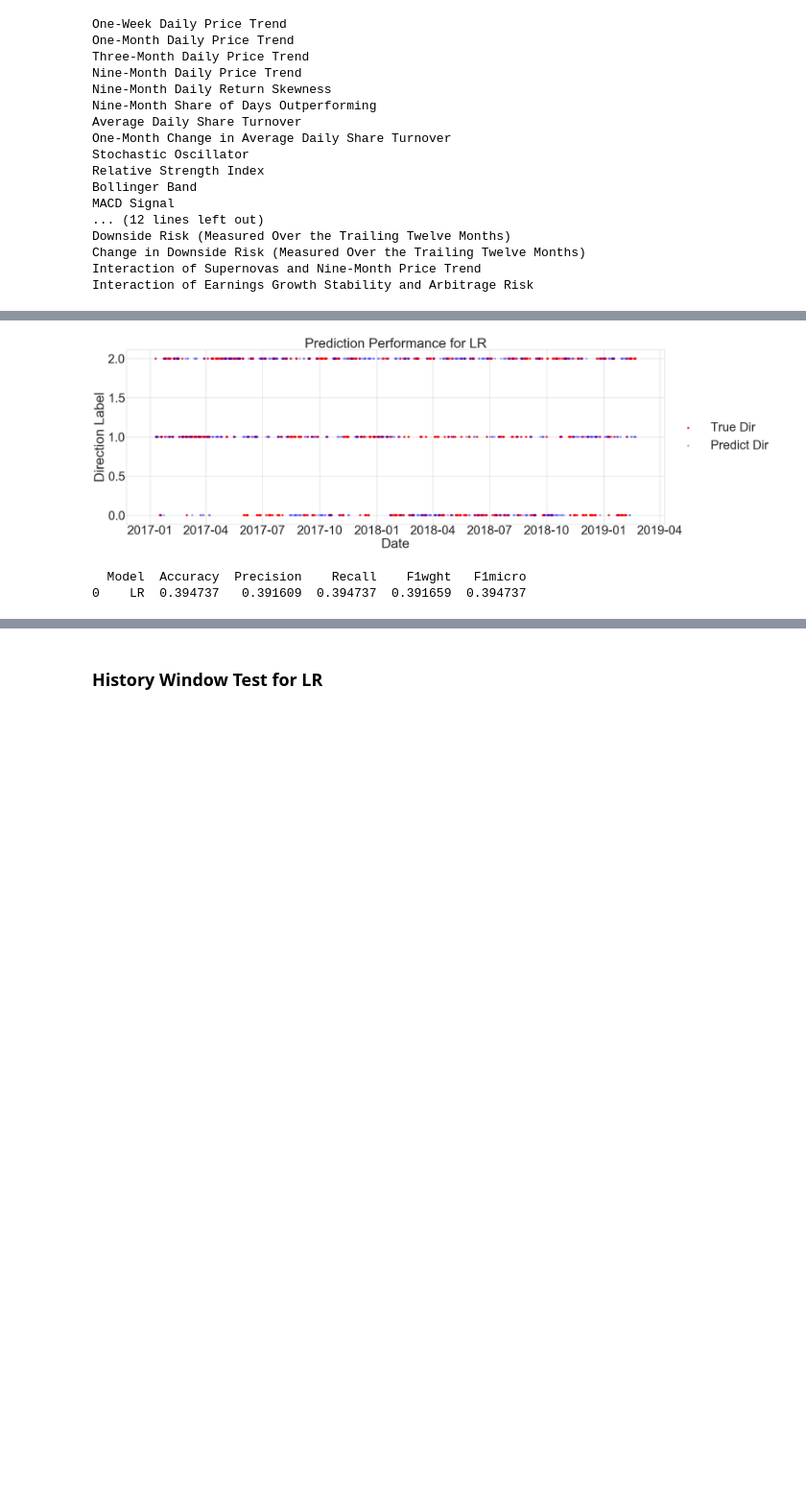
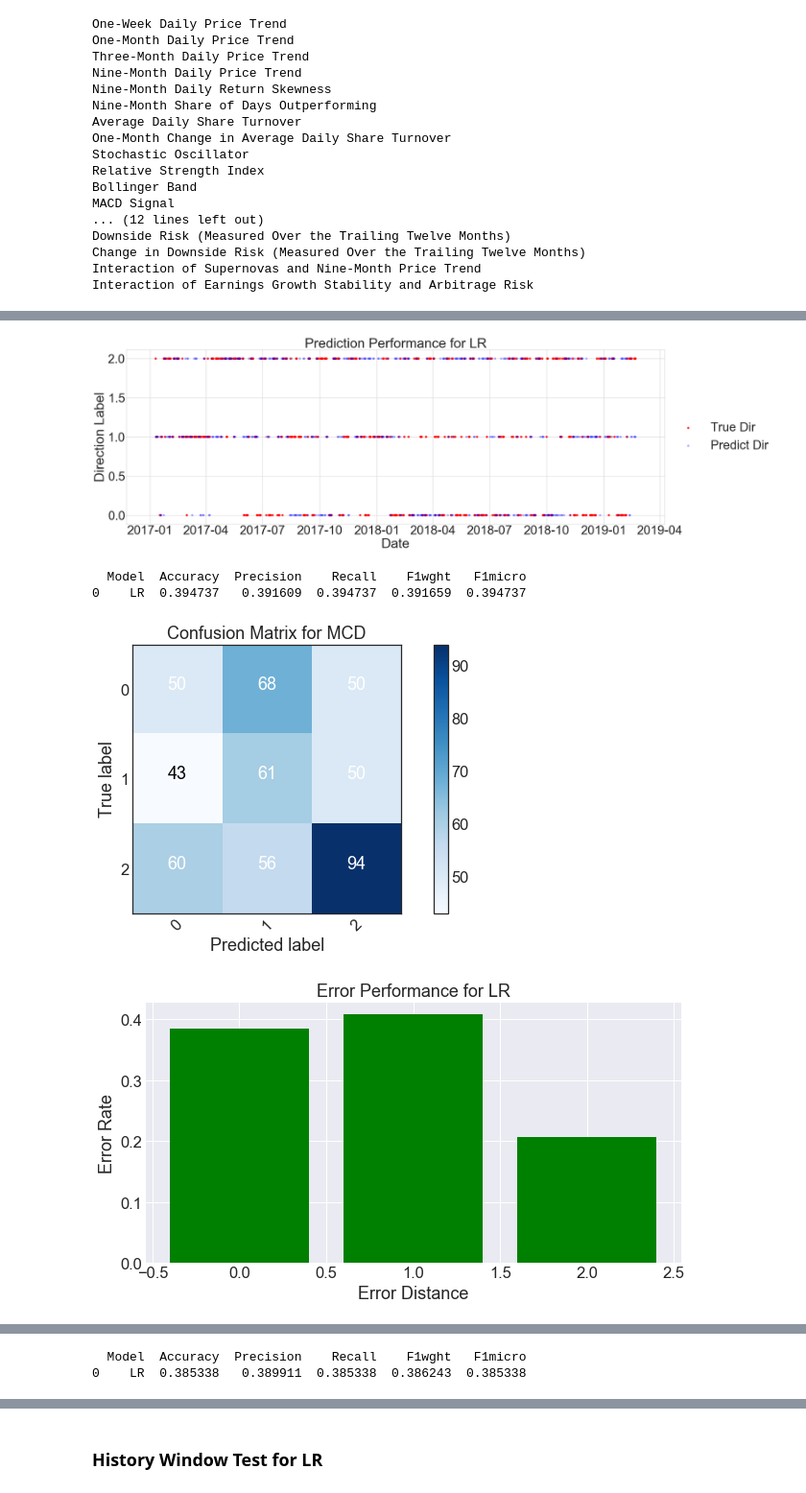
Before and after one commit to bondxue/FRE-7871-News-Analytics-and-Machine-Learning, a Jupyter notebook: News-Based-Trading-Strategy-Project/MCD_NLPTest.ipynb, the cells around one changed output, grey strips where cells are left out. Shown: that part at 96% size. Saved outputs shown, nothing was run; the diff lists cells and outputs as text; code cells hidden in the pictures; blank space fills up the shorter version.

```diff
--- a/News-Based-Trading-Strategy-Project/MCD_NLPTest.ipynb
+++ b/News-Based-Trading-Strategy-Project/MCD_NLPTest.ipynb
@@ -73,7 +71,7 @@ def data_preparation(path):
 
     return factor_df
 
-MCD_tech_factor_df = data_preparation('../week10/tech_factor_data/MCD_tech_inputs_daily_quintile_ranks_s2000.csv')
+MCD_tech_factor_df = data_preparation('tech_factor_data/MCD_tech_inputs_daily_quintile_ranks_s2000.csv')
 MCD_tech_factor_df.head()
 # %% [output]
 |  | One-Week Daily Price Trend | One-Month Daily Price Trend | Three-Month Daily Price Trend | Nine-Month Daily Price Trend | ... |
@@ -399,23 +397,40 @@ Interaction of Earnings Growth Stability and Arbitrage Risk
 # %%
 start_date = datetime.datetime(2000, 1, 3)
 end_date = datetime.datetime(2019, 2, 28)
 ticker_name = "MCD"
 pred_day = 5 # predict the future n days return
 test_date_start = datetime.datetime(2017, 1, 10) # testing start date
 history_window = relativedelta(years=6) # training history window
 MODEL_NAME = 'LR'
 
 selected_MCD_tech_factors = MCD_tech_factor_df[['One-Week Daily Price Trend', 'Relative Strength Index',
+                                                'One-Month Change in Average Daily Share Turnover',
+                                                'MACD Signal']]
+
+selected_MCD_tech_news_factors = MCD_tech_factor_df[['One-Week Daily Price Trend', 'Relative Strength Index',
                                                 'One-Month Change in Average Daily Share Turnover', 'Daily Media Sentiment Indicator',
                                                 'MACD Signal']]
 
+
 MCD_tech_df = generate_NDayReturn(selected_MCD_tech_factors, ticker_name, start_date, end_date, pred_day)
+MCD_tech_news_df = generate_NDayReturn(selected_MCD_tech_news_factors, ticker_name, start_date, end_date, pred_day)
 
-y_true, y_pred, test_dates = model_testing(MCD_tech_df, test_date_start, history_window, pred_day, MODEL_NAME)
-lr_performance = model_evalutation(y_true, y_pred, test_dates, MODEL_NAME)
+y_true, y_pred_tech, test_dates = model_testing(MCD_tech_df, test_date_start, history_window, pred_day, MODEL_NAME)
+y_true, y_pred_news, test_dates = model_testing(MCD_tech_news_df, test_date_start, history_window, pred_day, MODEL_NAME)
+
+
+perform_without_news = model_performance(y_true, y_pred_tech, 'without news')
+perform_with_news =model_performance(y_true, y_pred_news, 'with news')
+result = pd.concat([perform_without_news, perform_with_news])
+result
+
+performance_with_news = model_evalutation(y_true, y_pred_news, test_dates, MODEL_NAME)
+performance_without_news = model_evalutation(y_true, y_pred_tech, test_dates, MODEL_NAME)
 # %% [output]
 [figure]
 [figure]
 [figure]
   Model  Accuracy  Precision    Recall    F1wght   F1micro
 0    LR  0.394737   0.391609  0.394737  0.391659  0.394737
+[figure, added]
+[figure, added]
@@ -421,0 +438,2 @@ lr_performance = model_evalutation(y_true, y_pred, test_dates, MODEL_NAME)
+  Model  Accuracy  Precision    Recall    F1wght   F1micro
+0    LR  0.385338   0.389911  0.385338  0.386243  0.385338
```
Also changed, not shown: parts of 3 cells of this notebook, 4 other files.
